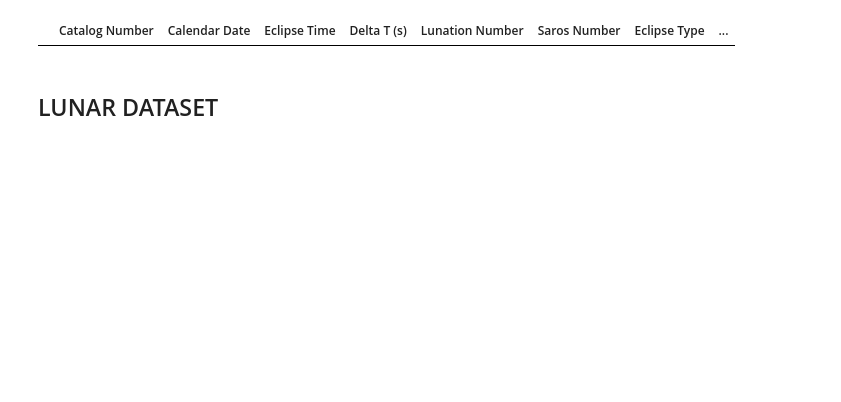
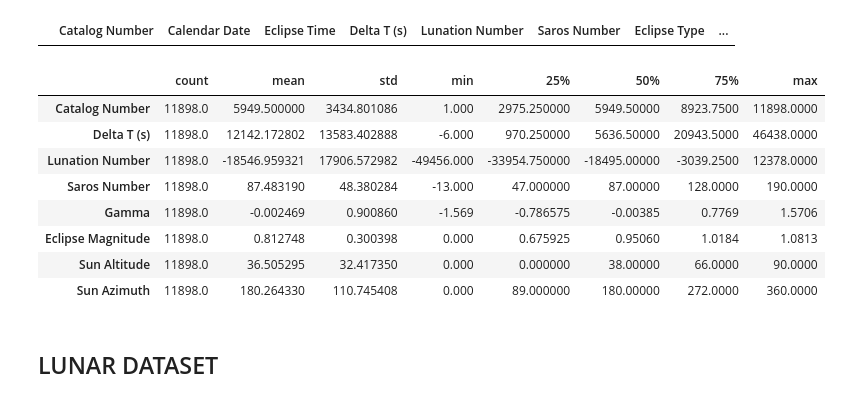
Before and after one commit to mirandalyng/eClipseBord_Miranda_Lyng_Lab, a Jupyter notebook: eda.ipynb, the cells around one changed output. Cells and saved outputs as stored; diff of their text form; code cells hidden in the pictures; blank space fills up the shorter version.

```diff
--- a/eda.ipynb
+++ b/eda.ipynb
@@ -125,6 +117,18 @@ solar_df.describe()
 solar_df[solar_df.duplicated()]
 # %% [output]
 |  | Catalog Number | Calendar Date | Eclipse Time | Delta T (s) | Lunation Number | Saros Number | Eclipse Type | ... |
+# %%
+solar_df.describe().T
+# %% [output]
+|  | count | mean | std | min | 25% | 50% | 75% | max |
+| Catalog Number | 11898.0 | 5949.500000 | 3434.801086 | 1.000 | 2975.250000 | 5949.50000 | 8923.7500 | 11898.0000 |
+| Delta T (s) | 11898.0 | 12142.172802 | 13583.402888 | -6.000 | 970.250000 | 5636.50000 | 20943.5000 | 46438.0000 |
+| Lunation Number | 11898.0 | -18546.959321 | 17906.572982 | -49456.000 | -33954.750000 | -18495.00000 | -3039.2500 | 12378.0000 |
+| Saros Number | 11898.0 | 87.483190 | 48.380284 | -13.000 | 47.000000 | 87.00000 | 128.0000 | 190.0000 |
+| Gamma | 11898.0 | -0.002469 | 0.900860 | -1.569 | -0.786575 | -0.00385 | 0.7769 | 1.5706 |
+| Eclipse Magnitude | 11898.0 | 0.812748 | 0.300398 | 0.000 | 0.675925 | 0.95060 | 1.0184 | 1.0813 |
+| Sun Altitude | 11898.0 | 36.505295 | 32.417350 | 0.000 | 0.000000 | 38.00000 | 66.0000 | 90.0000 |
+| Sun Azimuth | 11898.0 | 180.264330 | 110.745408 | 0.000 | 89.000000 | 180.00000 | 272.0000 | 360.0000 |
 # %% [markdown]
 ## LUNAR DATASET
 # %%
```
Also changed, not shown: parts of 11 cells of this notebook.
